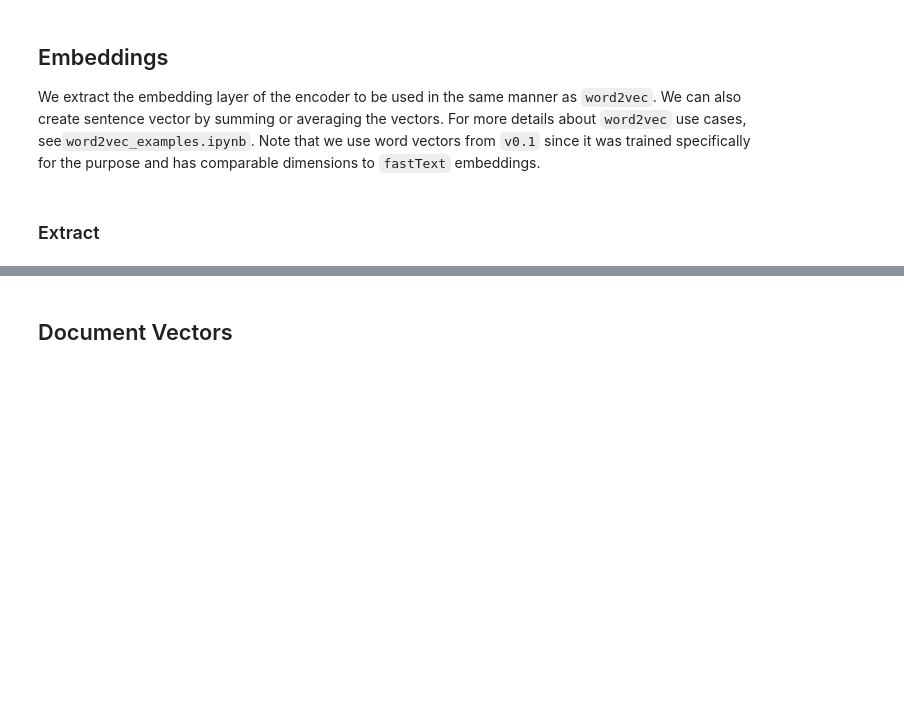
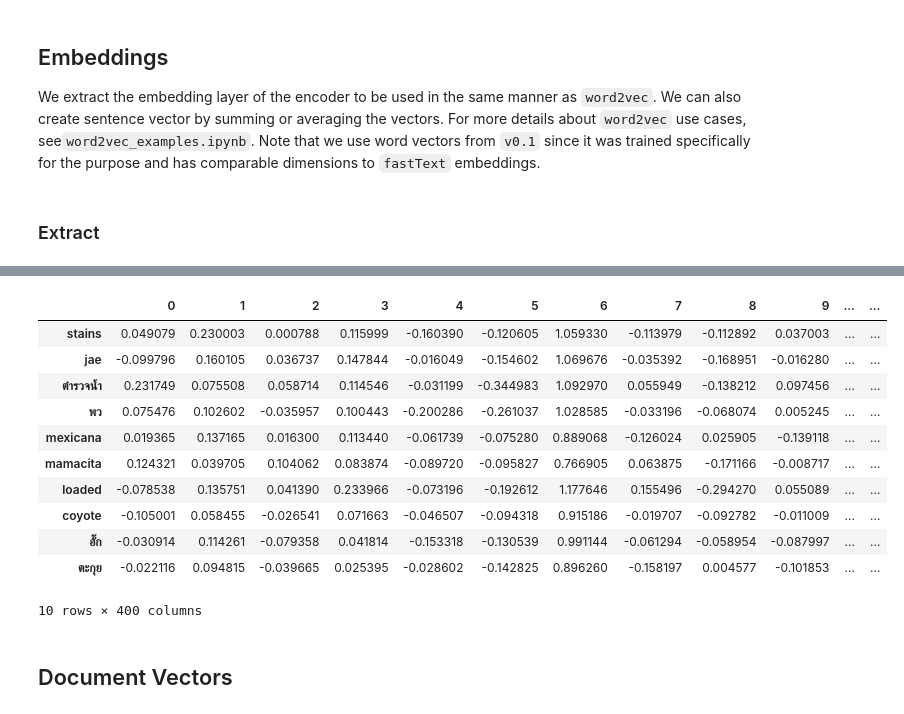
Before and after one commit to cstorm125/thai2fit, a Jupyter notebook: thwiki_lm/thwiki_lm.ipynb, the cells around one changed output, grey strips where cells are left out. Cells and saved outputs as stored; diff of their text form; code cells hidden in the pictures; blank space fills up the shorter version.

```diff
--- a/thwiki_lm/thwiki_lm.ipynb
+++ b/thwiki_lm/thwiki_lm.ipynb
@@ -326,0 +447,15 @@ emb_np.shape
+# %%
+thai2save.tail(10)
+# %% [output]
+|  | 0 | 1 | 2 | 3 | 4 | 5 | 6 | 7 | 8 | 9 | ... | ... |
+| stains | 0.049079 | 0.230003 | 0.000788 | 0.115999 | -0.160390 | -0.120605 | 1.059330 | -0.113979 | -0.112892 | 0.037003 | ... | ... |
+| jae | -0.099796 | 0.160105 | 0.036737 | 0.147844 | -0.016049 | -0.154602 | 1.069676 | -0.035392 | -0.168951 | -0.016280 | ... | ... |
+| ตำรวจน้ำ | 0.231749 | 0.075508 | 0.058714 | 0.114546 | -0.031199 | -0.344983 | 1.092970 | 0.055949 | -0.138212 | 0.097456 | ... | ... |
+| พว | 0.075476 | 0.102602 | -0.035957 | 0.100443 | -0.200286 | -0.261037 | 1.028585 | -0.033196 | -0.068074 | 0.005245 | ... | ... |
+| mexicana | 0.019365 | 0.137165 | 0.016300 | 0.113440 | -0.061739 | -0.075280 | 0.889068 | -0.126024 | 0.025905 | -0.139118 | ... | ... |
+| mamacita | 0.124321 | 0.039705 | 0.104062 | 0.083874 | -0.089720 | -0.095827 | 0.766905 | 0.063875 | -0.171166 | -0.008717 | ... | ... |
+| loaded | -0.078538 | 0.135751 | 0.041390 | 0.233966 | -0.073196 | -0.192612 | 1.177646 | 0.155496 | -0.294270 | 0.055089 | ... | ... |
+| coyote | -0.105001 | 0.058455 | -0.026541 | 0.071663 | -0.046507 | -0.094318 | 0.915186 | -0.019707 | -0.092782 | -0.011009 | ... | ... |
+| อั๊ก | -0.030914 | 0.114261 | -0.079358 | 0.041814 | -0.153318 | -0.130539 | 0.991144 | -0.061294 | -0.058954 | -0.087997 | ... | ... |
+| ตะกุย | -0.022116 | 0.094815 | -0.039665 | 0.025395 | -0.028602 | -0.142825 | 0.896260 | -0.158197 | 0.004577 | -0.101853 | ... | ... |
+10 rows × 400 columns
```
Also changed, not shown: parts of 32 cells of this notebook, 4 other files.
